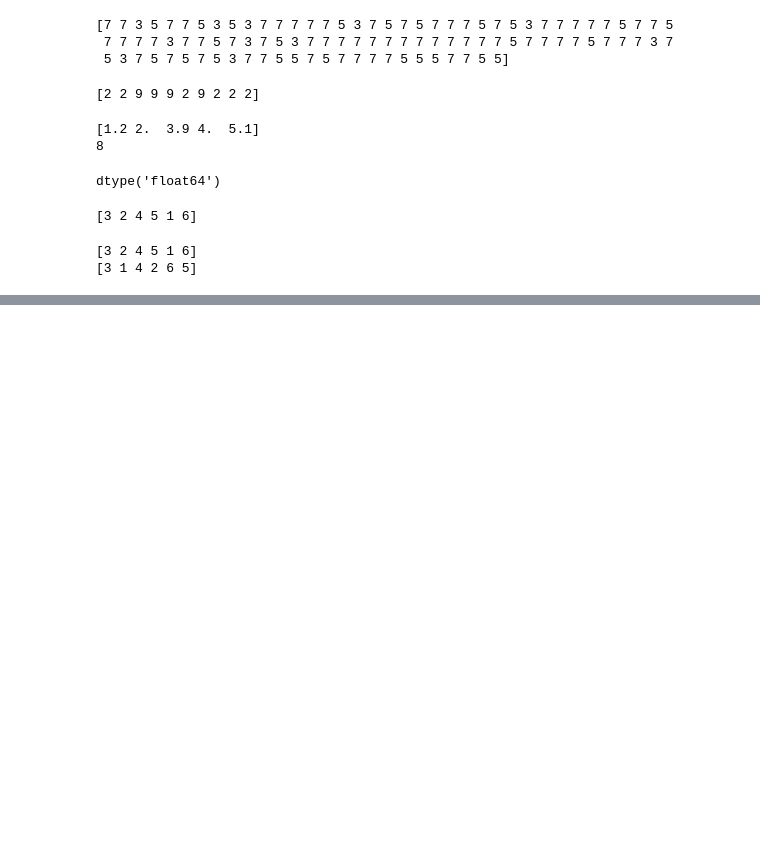
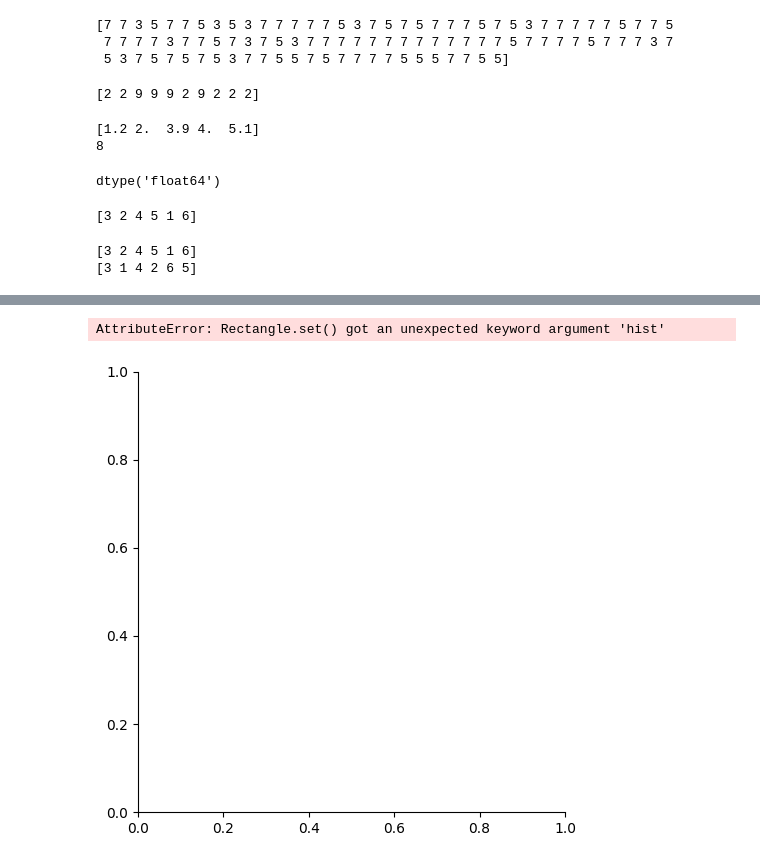
Before and after one commit to AsmitaOjha/Numpy, a Jupyter notebook: data_distribution.ipynb, the cells around one changed output, grey strips where cells are left out. Drawn from its saved outputs; the diff is of its cells as text; code cells hidden in the pictures; blank space fills up the shorter version.

```diff
--- a/data_distribution.ipynb
+++ b/data_distribution.ipynb
@@ -49,0 +58,6 @@ print(arr1)
+# %%
+sns.displot([0,1,2,3,4,5], hist=False)
+plt.show()
+# %% [output]
+AttributeError: Rectangle.set() got an unexpected keyword argument 'hist'
+[figure, added]
```
Also changed, not shown: parts of 1 cell of this notebook.
